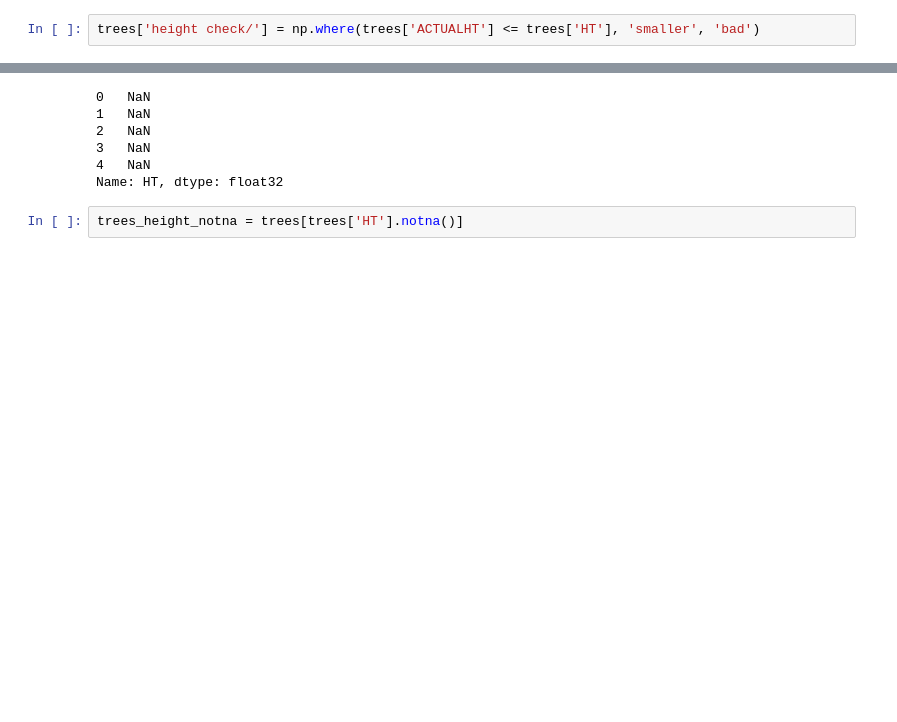
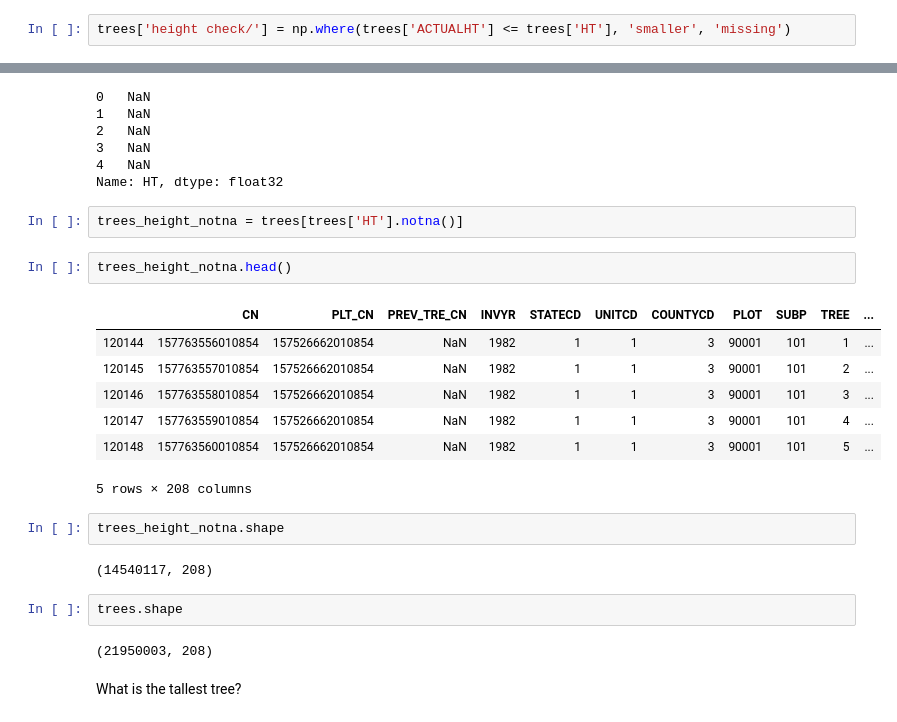
Before and after one commit to yeungjosh/AITP2020-DS-Challenge, a Jupyter notebook: code/data science trees.ipynb, the cells around one changed output, grey strips where cells are left out. Drawn from its saved outputs; the diff is of its cells as text; blank space fills up the shorter version.

```diff
--- a/code/data science trees.ipynb
+++ b/code/data science trees.ipynb
@@ -206,7 +206,7 @@ plt.show()
 # %% [output]
 [figure]
 # %%
-trees['height check/'] = np.where(trees['ACTUALHT'] <= trees['HT'], 'smaller', 'bad')
+trees['height check/'] = np.where(trees['ACTUALHT'] <= trees['HT'], 'smaller', 'missing')
 # %%
 trees.head()
 # %% [output]
@@ -237,3 +237,23 @@ trees['HT'].head()
 Name: HT, dtype: float32
 # %%
 trees_height_notna = trees[trees['HT'].notna()]
+# %%
+trees_height_notna.head()
+# %% [output]
+|  | CN | PLT_CN | PREV_TRE_CN | INVYR | STATECD | UNITCD | COUNTYCD | PLOT | SUBP | TREE | ... |
+| 120144 | 157763556010854 | 157526662010854 | NaN | 1982 | 1 | 1 | 3 | 90001 | 101 | 1 | ... |
+| 120145 | 157763557010854 | 157526662010854 | NaN | 1982 | 1 | 1 | 3 | 90001 | 101 | 2 | ... |
+| 120146 | 157763558010854 | 157526662010854 | NaN | 1982 | 1 | 1 | 3 | 90001 | 101 | 3 | ... |
+| 120147 | 157763559010854 | 157526662010854 | NaN | 1982 | 1 | 1 | 3 | 90001 | 101 | 4 | ... |
+| 120148 | 157763560010854 | 157526662010854 | NaN | 1982 | 1 | 1 | 3 | 90001 | 101 | 5 | ... |
+5 rows × 208 columns
+# %%
+trees_height_notna.shape
+# %% [output]
+(14540117, 208)
+# %%
+trees.shape
+# %% [output]
+(21950003, 208)
+# %% [markdown]
+What is the tallest tree?
```
Also changed, not shown: parts of 1 cell of this notebook.
